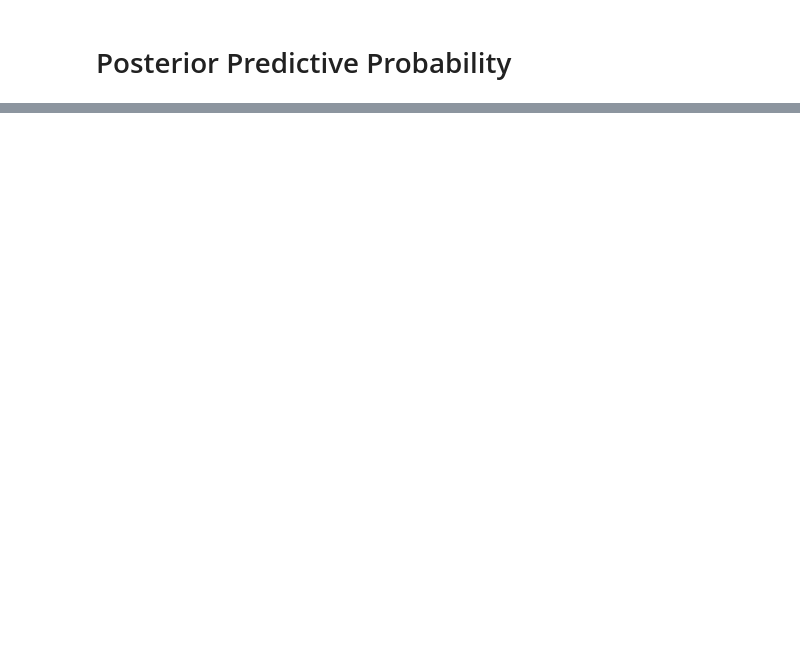
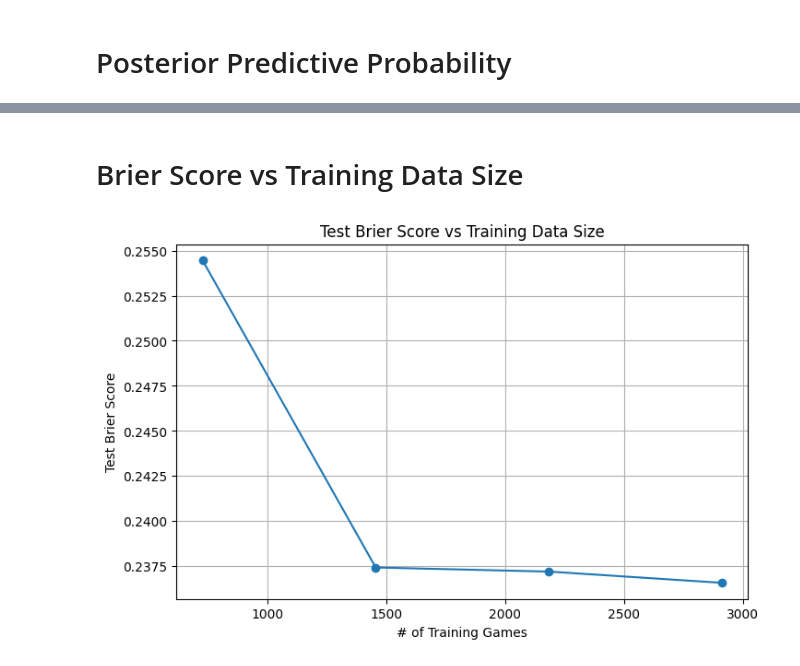
Before and after one commit to kaydeereyes/cs179-stats-prediction, a Jupyter notebook: model.ipynb, the cells around one changed output, grey strips where cells are left out. Cells and saved outputs as stored; diff of their text form; code cells hidden in the pictures; blank space fills up the shorter version.

```diff
--- a/model.ipynb
+++ b/model.ipynb
@@ -231,0 +490,19 @@ def predict_proba(home_team_name, away_team_name, samples, team_to_idx, idx_to_n
+# %% [markdown]
+# Brier Score vs Training Data Size
+# %%
+plt.figure(figsize=(8,5))
+
+plt.plot(
+    data_size_results["num_training_games"],
+    data_size_results["brier_score"],
+    marker="o"
+)
+
+plt.xlabel("# of Training Games")
+plt.ylabel("Test Brier Score")
+plt.title("Test Brier Score vs Training Data Size")
+
+plt.grid(True)
+plt.show()
+# %% [output]
+[figure, added]
```
Also changed, not shown: parts of 18 cells of this notebook.
